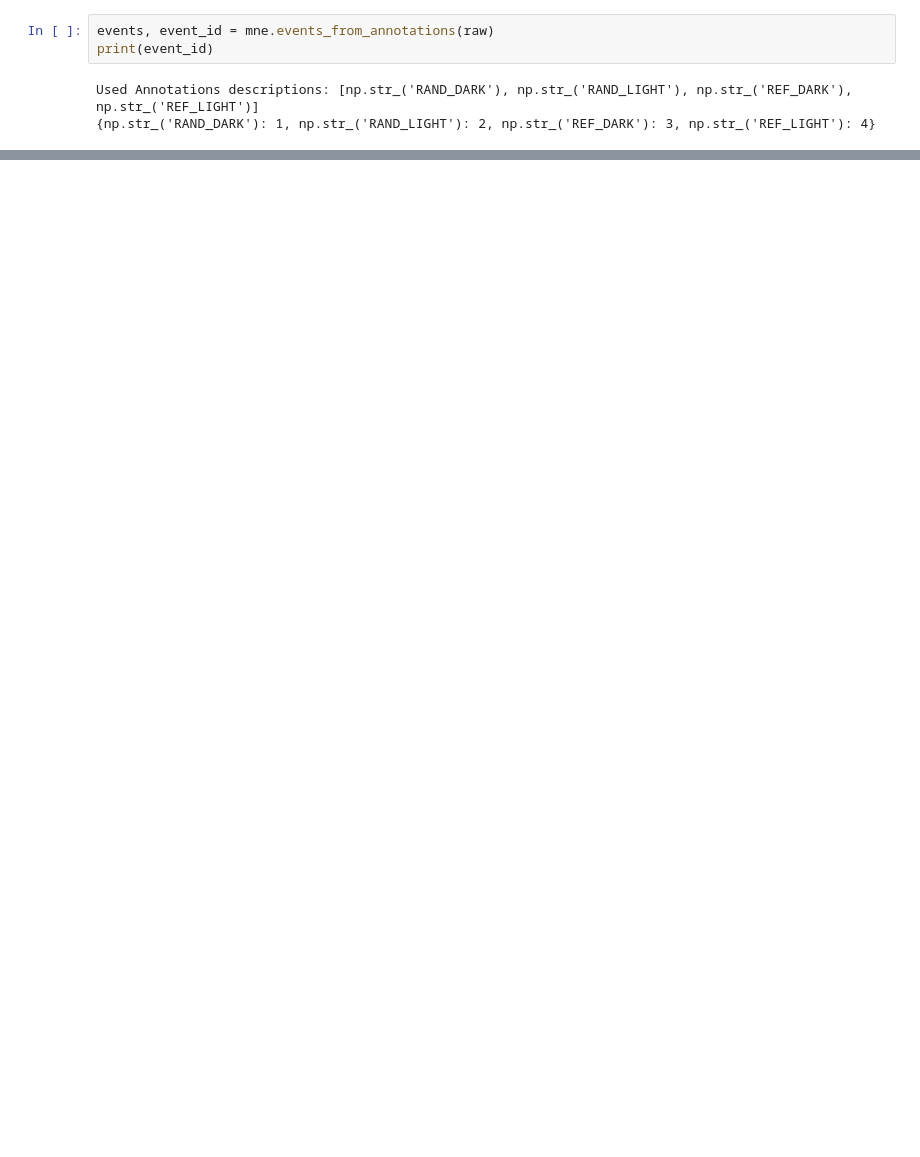
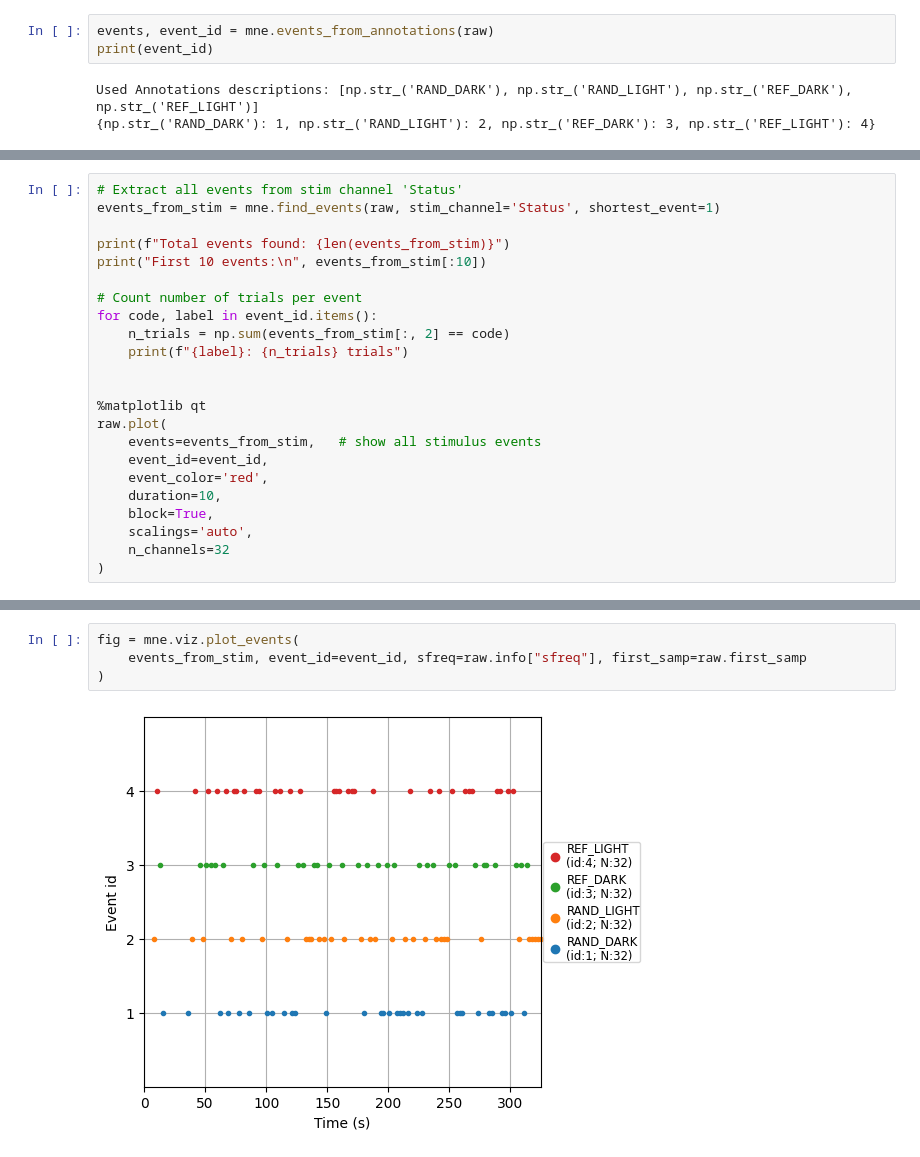
Before and after one commit to 0lisaaaa2/EEG_Project, a Jupyter notebook: milestone2.ipynb, the cells around one changed output, grey strips where cells are left out. Cells and saved outputs as stored; diff of their text form; blank space fills up the shorter version.

```diff
--- a/milestone2.ipynb
+++ b/milestone2.ipynb
@@ -108,0 +104,23 @@ raw.plot(events=events, block=True, scalings='auto', duration=5, n_channels=32)
+# %%
+# Extract all events from stim channel 'Status'
+events_from_stim = mne.find_events(raw, stim_channel='Status', shortest_event=1)
+
+print(f"Total events found: {len(events_from_stim)}")
+print("First 10 events:\n", events_from_stim[:10])
+
+# Count number of trials per event
+for code, label in event_id.items():
+    n_trials = np.sum(events_from_stim[:, 2] == code)
+    print(f"{label}: {n_trials} trials")
+
+
+%matplotlib qt
+raw.plot(
+    events=events_from_stim,   # show all stimulus events
+    event_id=event_id,
+    event_color='red',
+    duration=10,
+    block=True,
+    scalings='auto',
+    n_channels=32
+)
@@ -108,0 +146,6 @@ raw.plot(events=events, block=True, scalings='auto', duration=5, n_channels=32)
+# %%
+fig = mne.viz.plot_events(
+    events_from_stim, event_id=event_id, sfreq=raw.info["sfreq"], first_samp=raw.first_samp
+)
+# %% [output]
+[figure, added]
```
Also changed, not shown: parts of 9 cells of this notebook, 1 other file.
